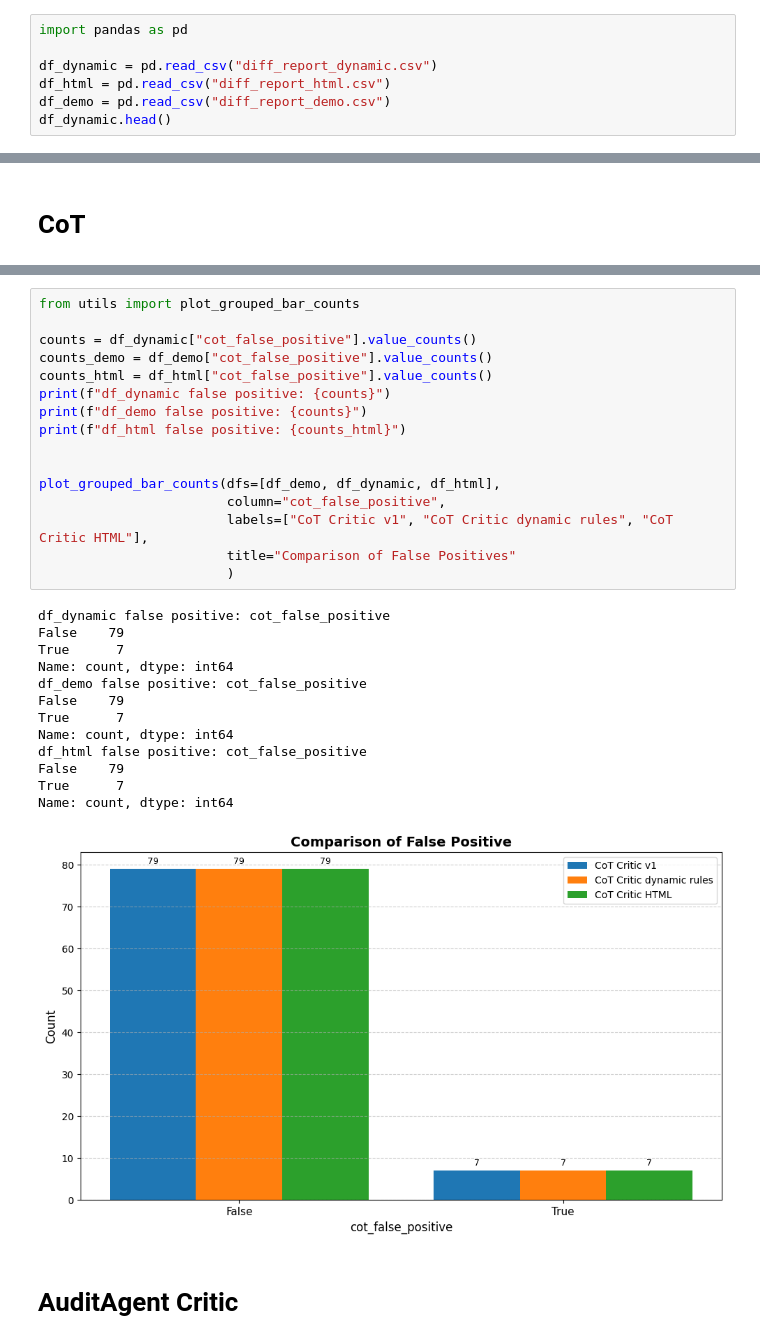
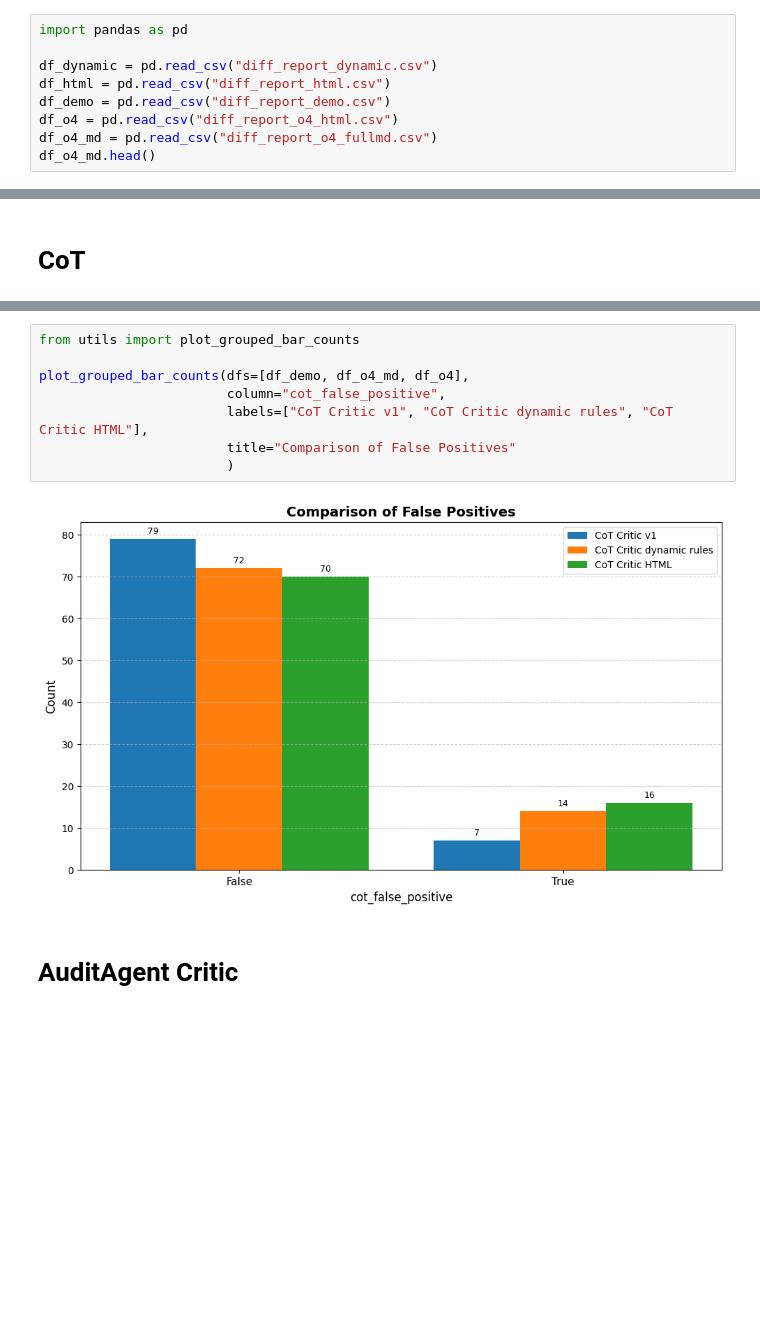
Before and after one commit to hyonbokan/reasoning_model_test, a Jupyter notebook: custom_cot/logs/mitigation/result_analysis.ipynb, the cells around one changed output, grey strips where cells are left out. Saved outputs shown, nothing was run; the diff lists cells and outputs as text; blank space fills up the shorter version.

```diff
--- a/custom_cot/logs/mitigation/result_analysis.ipynb
+++ b/custom_cot/logs/mitigation/result_analysis.ipynb
@@ -61,6 +13,8 @@ import pandas as pd
 df_dynamic = pd.read_csv("diff_report_dynamic.csv")
 df_html = pd.read_csv("diff_report_html.csv")
 df_demo = pd.read_csv("diff_report_demo.csv")
-df_dynamic.head()
+df_o4 = pd.read_csv("diff_report_o4_html.csv")
+df_o4_md = pd.read_csv("diff_report_o4_fullmd.csv")
+df_o4_md.head()
 # %% [output]
 |  | index | orig_severity | v1_severity | v1_false_positive | v1_severity_delta | cot_severity | ... |
@@ -106,33 +38,13 @@ Name: count, dtype: int64
 # %%
 from utils import plot_grouped_bar_counts
 
-counts = df_dynamic["cot_false_positive"].value_counts()
-counts_demo = df_demo["cot_false_positive"].value_counts()
-counts_html = df_html["cot_false_positive"].value_counts()
-print(f"df_dynamic false positive: {counts}")
-print(f"df_demo false positive: {counts}")
-print(f"df_html false positive: {counts_html}")
-
-
-plot_grouped_bar_counts(dfs=[df_demo, df_dynamic, df_html],
+plot_grouped_bar_counts(dfs=[df_demo, df_o4_md, df_o4],
                         column="cot_false_positive",
                         labels=["CoT Critic v1", "CoT Critic dynamic rules", "CoT Critic HTML"],
                         title="Comparison of False Positives"
                         )
 # %% [output]
-df_dynamic false positive: cot_false_positive
-False    79
-True      7
-Name: count, dtype: int64
-df_demo false positive: cot_false_positive
-False    79
-True      7
-Name: count, dtype: int64
-df_html false positive: cot_false_positive
-False    79
-True      7
-Name: count, dtype: int64
-[figure, old version]
+[figure, new version]
 # %% [markdown]
 # AuditAgent Critic
 # %%
```
Also changed, not shown: parts of 6 cells of this notebook, 12 other files.
